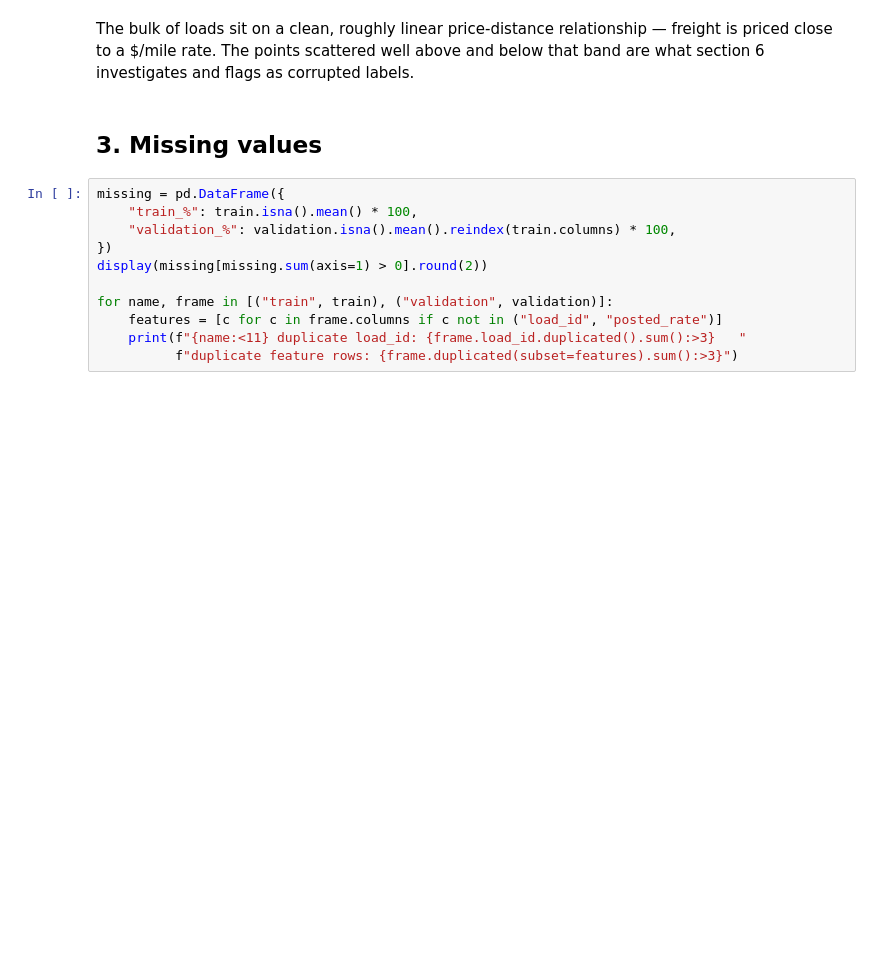
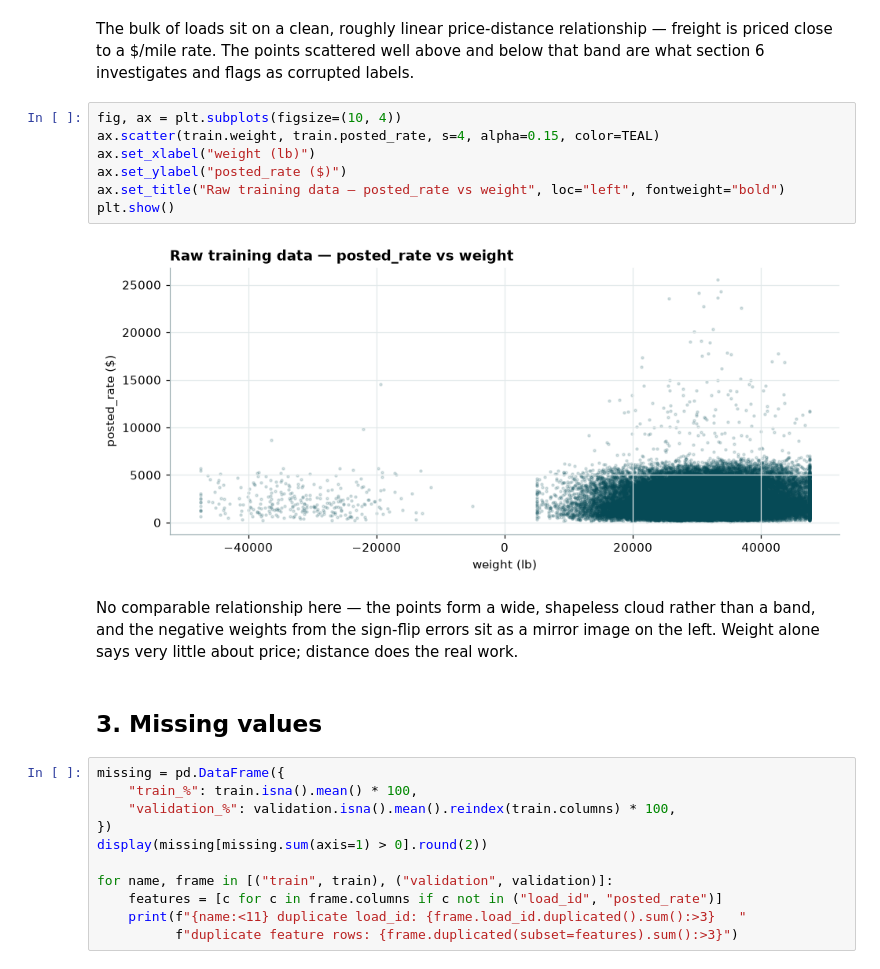
Before and after one commit to ZERO-70/ML_Assessment, a Jupyter notebook: notebooks/01_exploratory_analysis.ipynb, the cells around one changed output. Cells and saved outputs as stored; diff of their text form; blank space fills up the shorter version.

```diff
--- a/notebooks/01_exploratory_analysis.ipynb
+++ b/notebooks/01_exploratory_analysis.ipynb
@@ -67,6 +67,20 @@ plt.show()
 The bulk of loads sit on a clean, roughly linear price-distance relationship —
 freight is priced close to a $/mile rate. The points scattered well above and
 below that band are what section 6 investigates and flags as corrupted labels.
+# %%
+fig, ax = plt.subplots(figsize=(10, 4))
+ax.scatter(train.weight, train.posted_rate, s=4, alpha=0.15, color=TEAL)
+ax.set_xlabel("weight (lb)")
+ax.set_ylabel("posted_rate ($)")
+ax.set_title("Raw training data — posted_rate vs weight", loc="left", fontweight="bold")
+plt.show()
+# %% [output]
+[figure, added]
+# %% [markdown]
+No comparable relationship here — the points form a wide, shapeless cloud rather
+than a band, and the negative weights from the sign-flip errors sit as a mirror
+image on the left. Weight alone says very little about price; distance does the
+real work.
 # %% [markdown]
 ## 3. Missing values
 # %%
```
Also changed, not shown: parts of 2 cells of this notebook.
